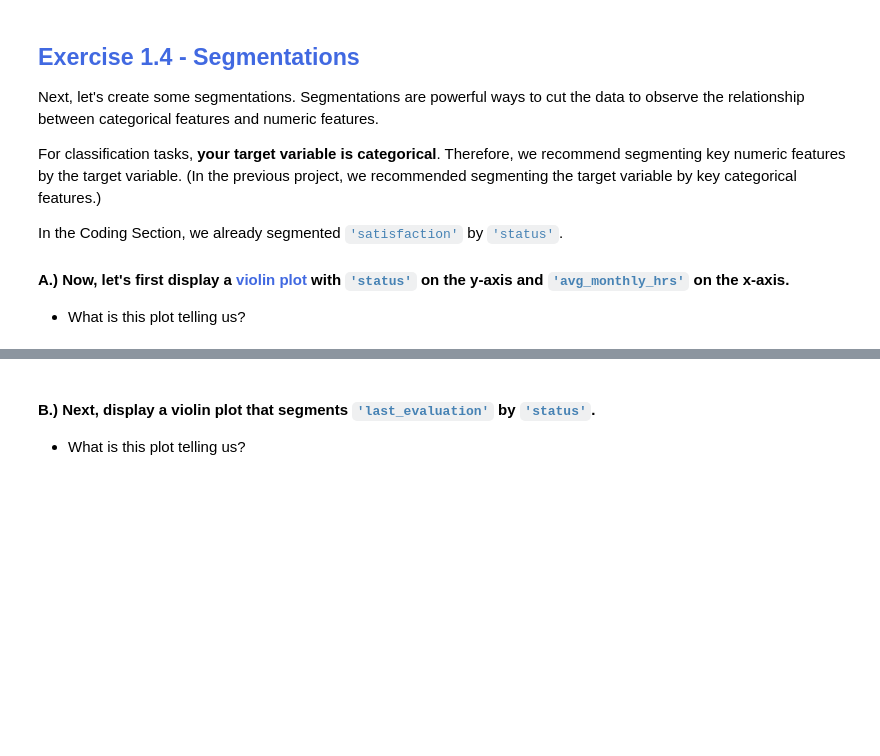
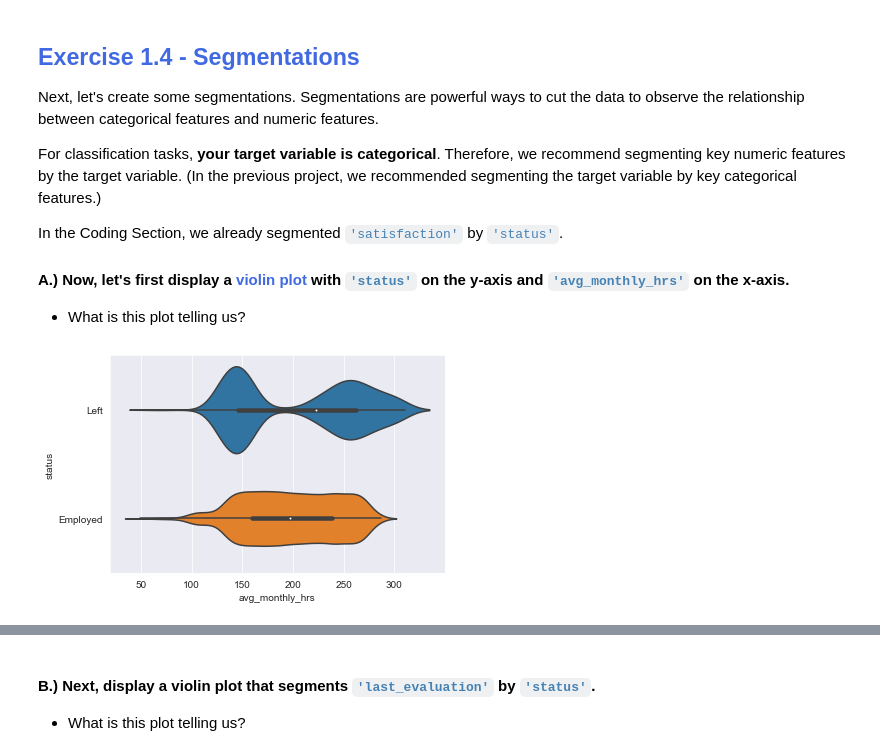
Before and after one commit to tundeiness/Chief-People-Officer, a Jupyter notebook: 1 - Workbook - Exploratory Analysis Plus.ipynb, the cells around one changed output, grey strips where cells are left out. Drawn from its saved outputs; the diff is of its cells as text; code cells hidden in the pictures; blank space fills up the shorter version.

Commit message:
display a violin plot with status on the y-axis and avg_monthly_hrs on the x-axis

```diff
--- a/1 - Workbook - Exploratory Analysis Plus.ipynb
+++ b/1 - Workbook - Exploratory Analysis Plus.ipynb
@@ -709,6 +709,11 @@ In the Coding Section, we already segmented <code style="color:steelblue">'satis
 
 #### A.) Now, let's first display a <span style="color:royalblue">violin plot</span> with <code style="color:steelblue">'status'</code> on the y-axis and <code style="color:steelblue">'avg_monthly_hrs'</code> on the x-axis.
 * What is this plot telling us?
+# %%
+sns.violinplot(y='status', x='avg_monthly_hrs', data=df)
+plt.show()
+# %% [output]
+[figure, added]
 # %% [markdown]
 <strong style="color:RoyalBlue">Expected output:</strong>
 <img src="embedded-picture-1">
```
